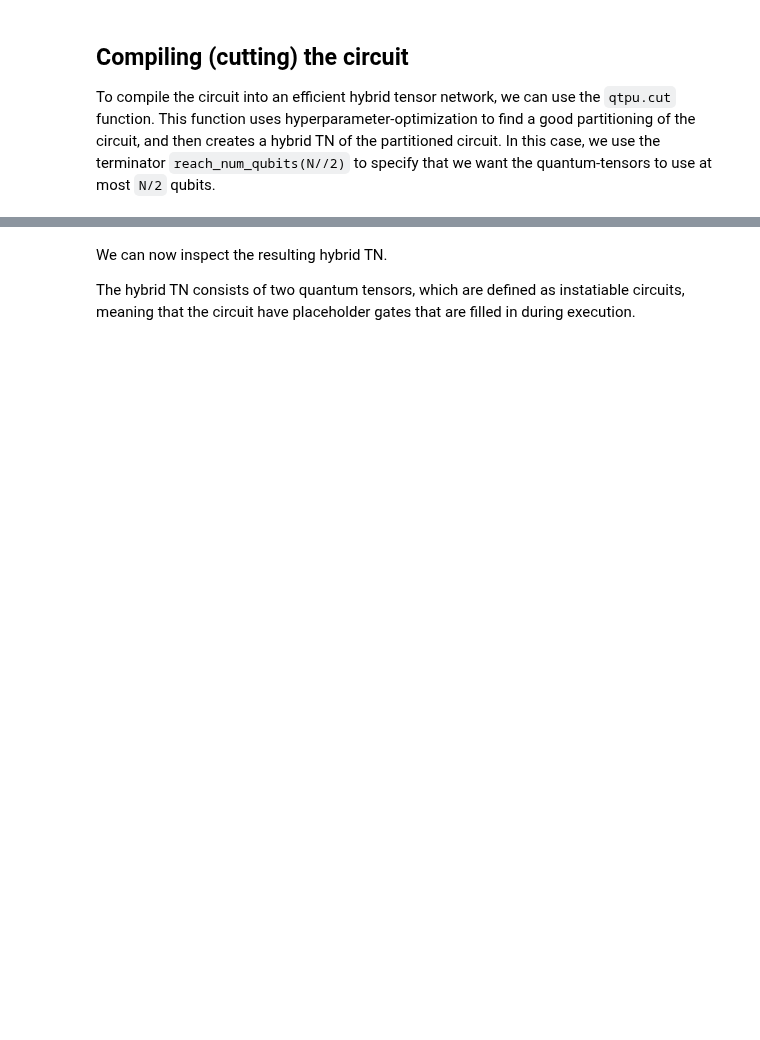
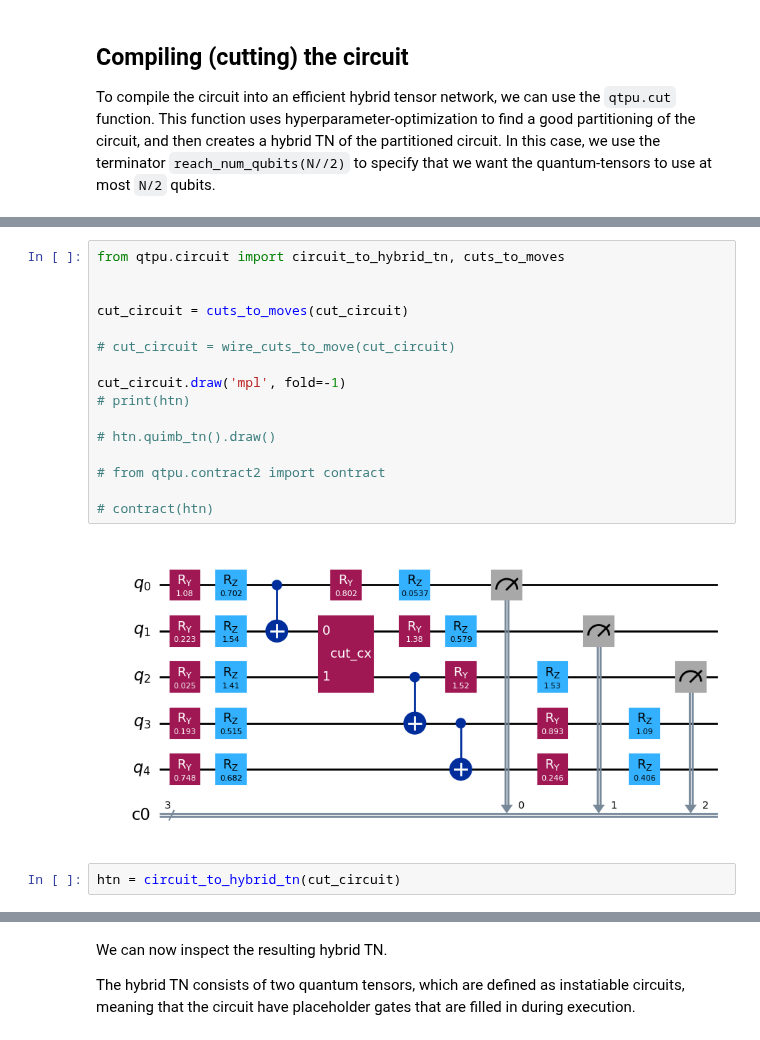
Before and after one commit to nathanieltornow/qtpu, a Jupyter notebook: docs/01_basics.ipynb, the cells around one changed output, grey strips where cells are left out. Cells and saved outputs as stored; diff of their text form; blank space fills up the shorter version.

```diff
--- a/docs/01_basics.ipynb
+++ b/docs/01_basics.ipynb
@@ -51,0 +49,20 @@ hybrid_tn = qtpu.cut(circuit, terminate_fn=reach_num_qubits(N//3+1), max_cost=20
+# %%
+from qtpu.circuit import circuit_to_hybrid_tn, cuts_to_moves
+
+
+cut_circuit = cuts_to_moves(cut_circuit)
+
+# cut_circuit = wire_cuts_to_move(cut_circuit)
+
+cut_circuit.draw('mpl', fold=-1)
+# print(htn)
+
+# htn.quimb_tn().draw()
+
+# from qtpu.contract2 import contract
+
+# contract(htn)
+# %% [output]
+[figure, added]
+# %%
+htn = circuit_to_hybrid_tn(cut_circuit)
```
Also changed, not shown: parts of 14 cells of this notebook, 16 other files.
